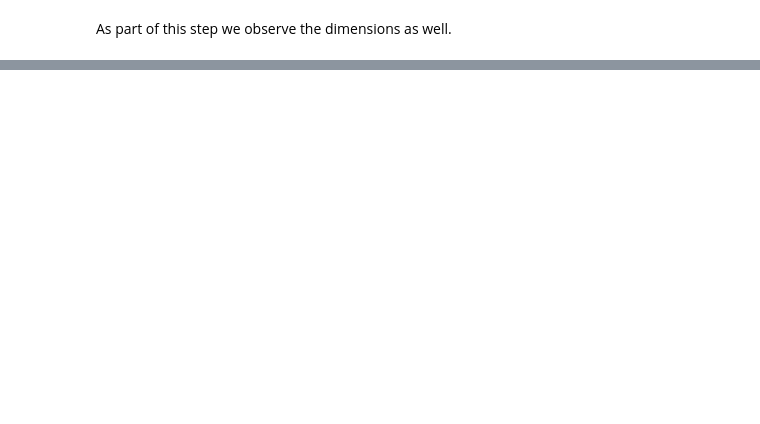
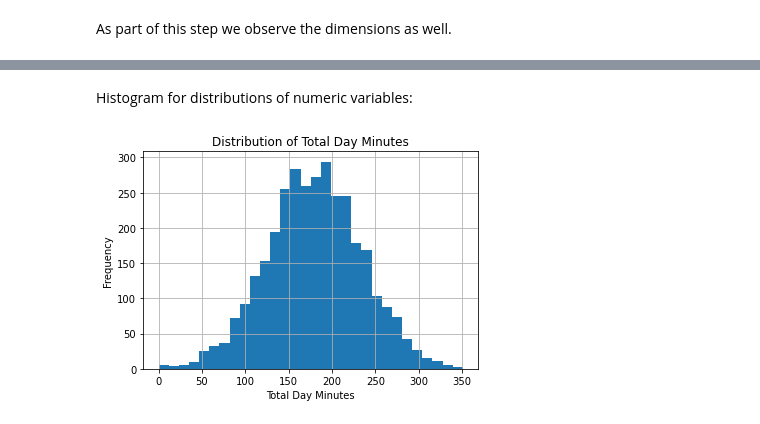
Before and after one commit to lilanhenry/telco-customer-churn, a Jupyter notebook: telco-churn.ipynb, the cells around one changed output, grey strips where cells are left out. Cells and saved outputs as stored; diff of their text form; code cells hidden in the pictures; blank space fills up the shorter version.

```diff
--- a/telco-churn.ipynb
+++ b/telco-churn.ipynb
@@ -88,0 +96,4 @@ dtype: int64
+# %%
+# Checking for duplicates and dropping them
+churn_df.drop_duplicates(inplace=True)
+churn_df.shape
@@ -88,0 +143,10 @@ dtype: int64
+# %% [markdown]
+Histogram for distributions of numeric variables:
+# %%
+churn_df['total day minutes'].hist(bins=30)
+plt.title('Distribution of Total Day Minutes')
+plt.xlabel('Total Day Minutes')
+plt.ylabel('Frequency')
+plt.show()
+# %% [output]
+[figure, added]
```
Also changed, not shown: parts of 32 cells of this notebook.
